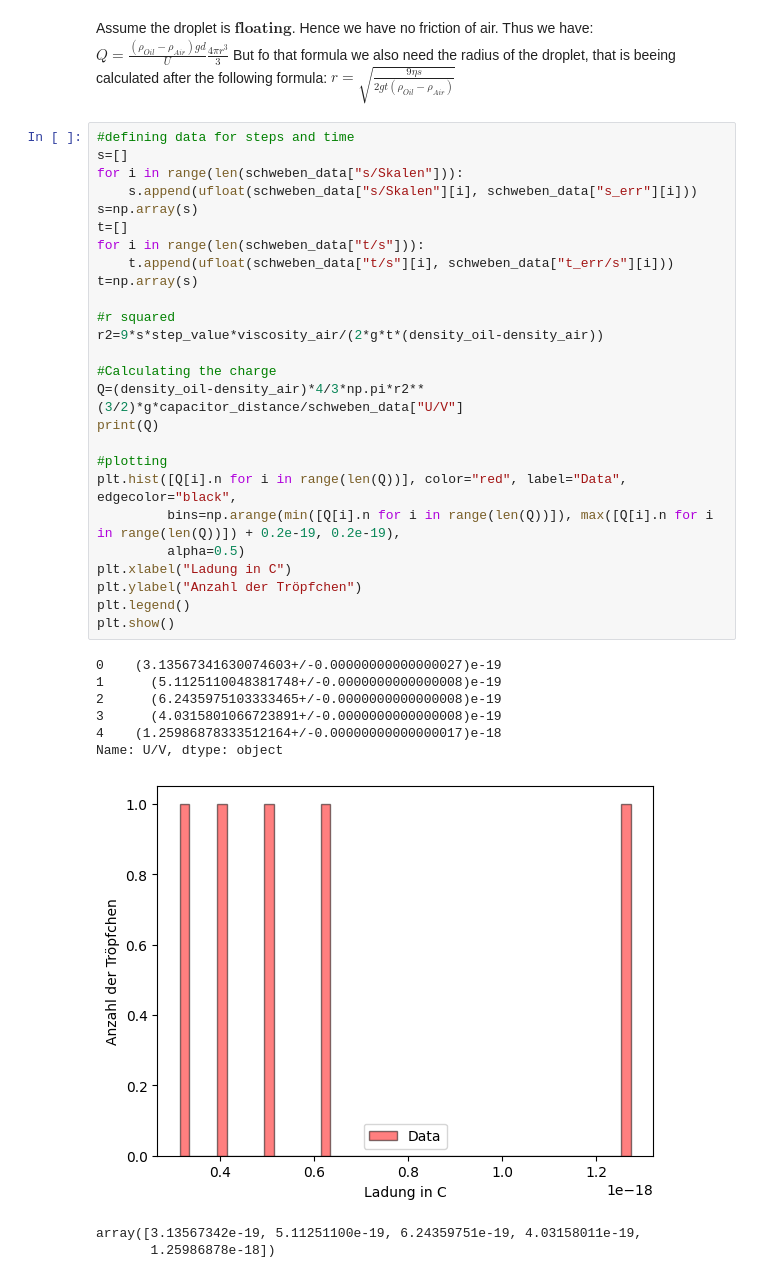
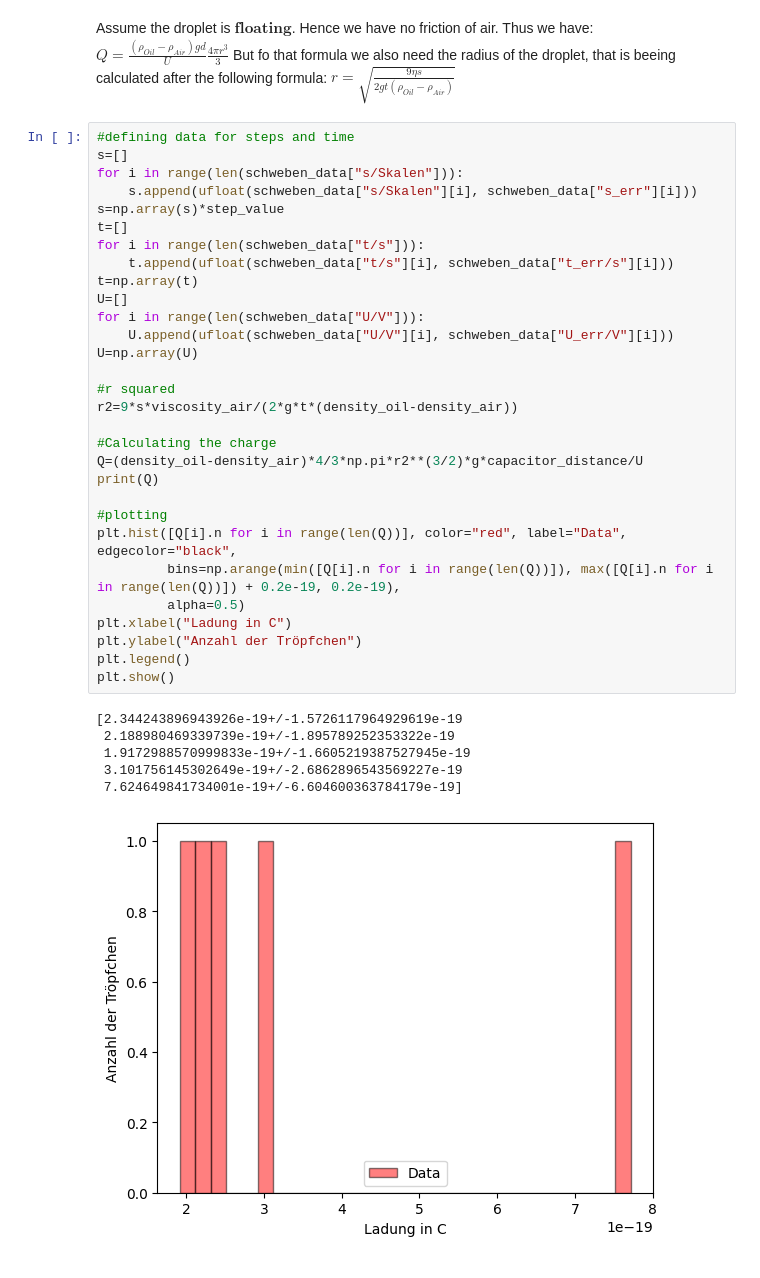
Before and after one commit to KemalOenen/Grundpraktikum2_Gruppe1_SS23, a Jupyter notebook: Versuch8/Milikan.ipynb, the cells around one changed output. Cells and saved outputs as stored; diff of their text form.

Commit message:
Sinksteig method plot

```diff
--- a/Versuch8/Milikan.ipynb
+++ b/Versuch8/Milikan.ipynb
@@ -56,36 +56,37 @@ $r=\sqrt{\frac{9 \eta s}{2 g t (\rho_{Oil}-\rho_{Air})}}$
 # %%
 #defining data for steps and time
 s=[]
 for i in range(len(schweben_data["s/Skalen"])):
     s.append(ufloat(schweben_data["s/Skalen"][i], schweben_data["s_err"][i]))
-s=np.array(s)
+s=np.array(s)*step_value
 t=[]
 for i in range(len(schweben_data["t/s"])):
     t.append(ufloat(schweben_data["t/s"][i], schweben_data["t_err/s"][i]))
-t=np.array(s)
+t=np.array(t)
+U=[]
+for i in range(len(schweben_data["U/V"])):
+    U.append(ufloat(schweben_data["U/V"][i], schweben_data["U_err/V"][i]))
+U=np.array(U)
 
 #r squared
-r2=9*s*step_value*viscosity_air/(2*g*t*(density_oil-density_air))
+r2=9*s*viscosity_air/(2*g*t*(density_oil-density_air))
 
 #Calculating the charge
-Q=(density_oil-density_air)*4/3*np.pi*r2**(3/2)*g*capacitor_distance/schweben_data["U/V"]
+Q=(density_oil-density_air)*4/3*np.pi*r2**(3/2)*g*capacitor_distance/U
 print(Q)
 
 #plotting
 plt.hist([Q[i].n for i in range(len(Q))], color="red", label="Data", edgecolor="black",
          bins=np.arange(min([Q[i].n for i in range(len(Q))]), max([Q[i].n for i in range(len(Q))]) + 0.2e-19, 0.2e-19),
          alpha=0.5)
 plt.xlabel("Ladung in C")
 plt.ylabel("Anzahl der Tröpfchen")
 plt.legend()
 plt.show()
 # %% [output]
-0    (3.13567341630074603+/-0.00000000000000027)e-19
-1      (5.1125110048381748+/-0.0000000000000008)e-19
-2      (6.2435975103333465+/-0.0000000000000008)e-19
-3      (4.0315801066723891+/-0.0000000000000008)e-19
-4    (1.25986878333512164+/-0.00000000000000017)e-18
-Name: U/V, dtype: object
+[2.344243896943926e-19+/-1.5726117964929619e-19
+ 2.188980469339739e-19+/-1.895789252353322e-19
+ 1.9172988570999833e-19+/-1.6605219387527945e-19
+ 3.101756145302649e-19+/-2.6862896543569227e-19
+ 7.624649841734001e-19+/-6.604600363784179e-19]
-[figure, old version]
+[figure, new version]
-array([3.13567342e-19, 5.11251100e-19, 6.24359751e-19, 4.03158011e-19,
-       1.25986878e-18])
```
Also changed, not shown: parts of 4 cells of this notebook.
